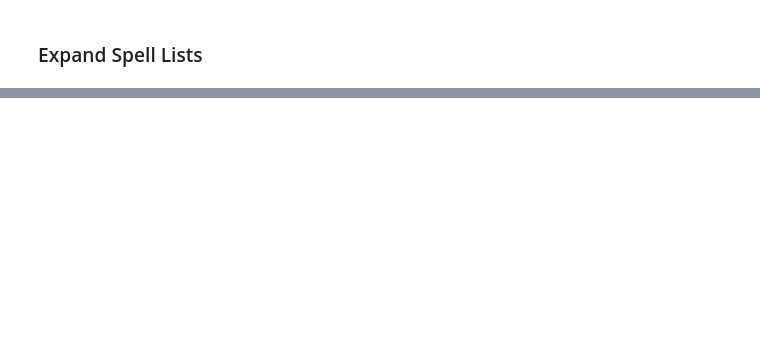
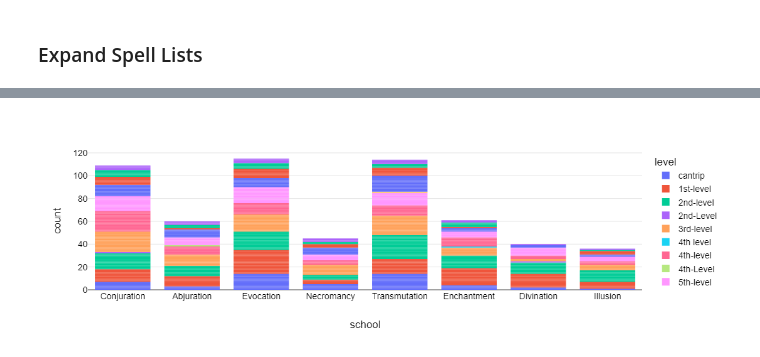
Before and after one commit to HeribertoNieves/5eML, a Jupyter notebook: EDA/5e spells EDA.ipynb, the cells around one changed output, grey strips where cells are left out. Cells and saved outputs as stored; diff of their text form; code cells hidden in the pictures; blank space fills up the shorter version.

```diff
--- a/EDA/5e spells EDA.ipynb
+++ b/EDA/5e spells EDA.ipynb
@@ -27,0 +151,5 @@ pd.read_csv(spell_sheet)
+# %%
+fig = px.bar(spell_df,x='school',template = custom_template )
+fig.show()
+# %% [output]
+[figure, added]
```
Also changed, not shown: parts of 18 cells of this notebook.
